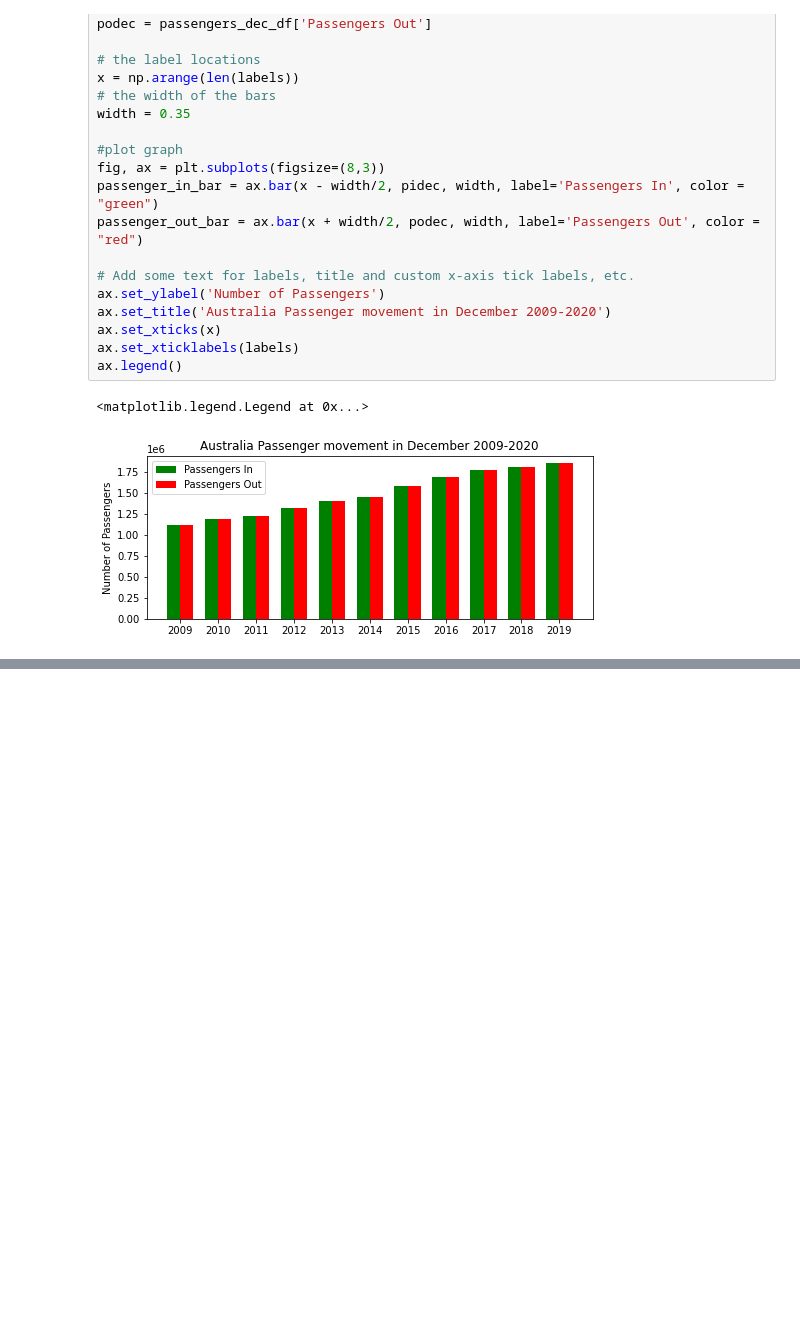
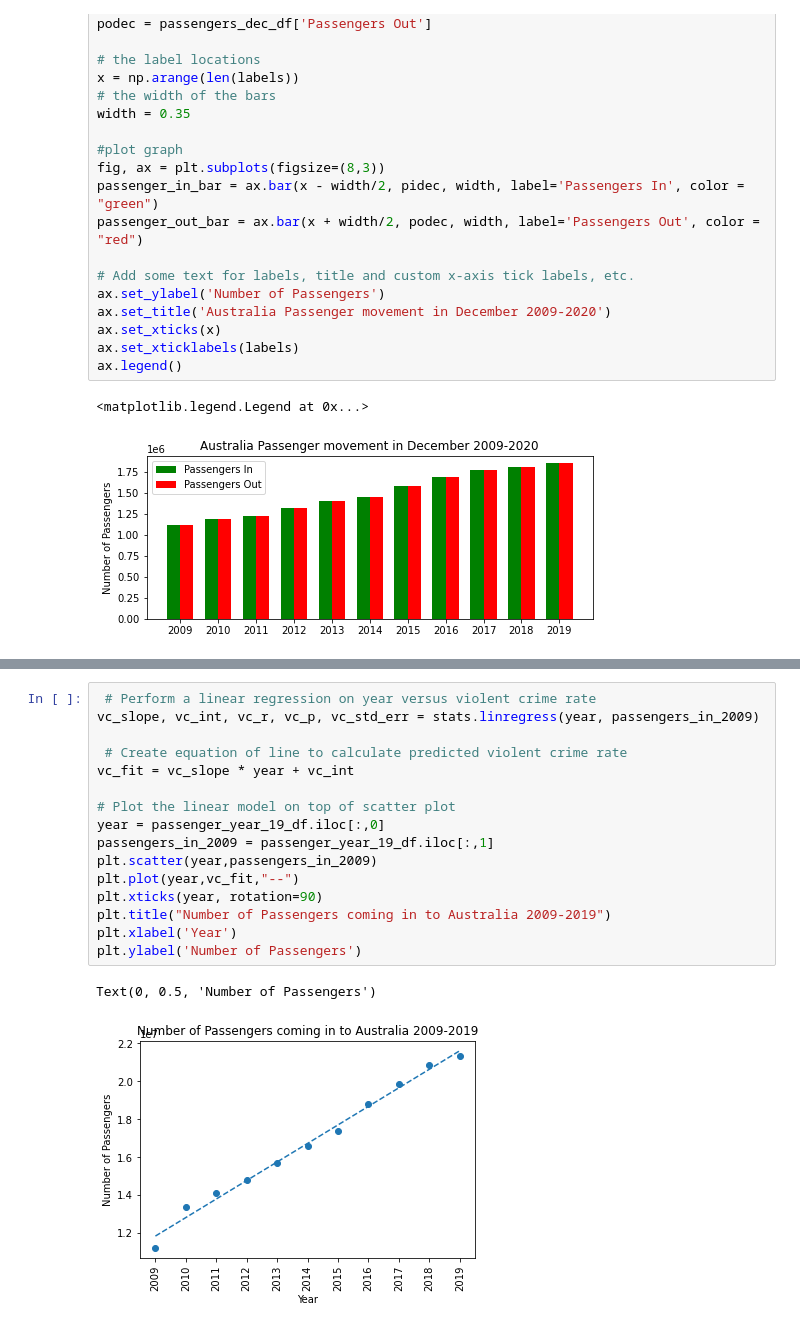
Before and after one commit to dianeyaneza/ebay-espresso, a Jupyter notebook: project_1.ipynb, the cells around one changed output, grey strips where cells are left out. Saved outputs shown, nothing was run; the diff lists cells and outputs as text; blank space fills up the shorter version.

Commit message:
created example regression for forecasting

```diff
--- a/project_1.ipynb
+++ b/project_1.ipynb
@@ -571,0 +595,19 @@ ax.legend()
+# %%
+ # Perform a linear regression on year versus violent crime rate
+vc_slope, vc_int, vc_r, vc_p, vc_std_err = stats.linregress(year, passengers_in_2009)
+
+ # Create equation of line to calculate predicted violent crime rate
+vc_fit = vc_slope * year + vc_int
+
+# Plot the linear model on top of scatter plot
+year = passenger_year_19_df.iloc[:,0]
+passengers_in_2009 = passenger_year_19_df.iloc[:,1]
+plt.scatter(year,passengers_in_2009)
+plt.plot(year,vc_fit,"--")
+plt.xticks(year, rotation=90)
+plt.title("Number of Passengers coming in to Australia 2009-2019")
+plt.xlabel('Year')
+plt.ylabel('Number of Passengers')
+# %% [output]
+Text(0, 0.5, 'Number of Passengers')
+[figure, added]
```
Also changed, not shown: parts of 11 cells of this notebook.
